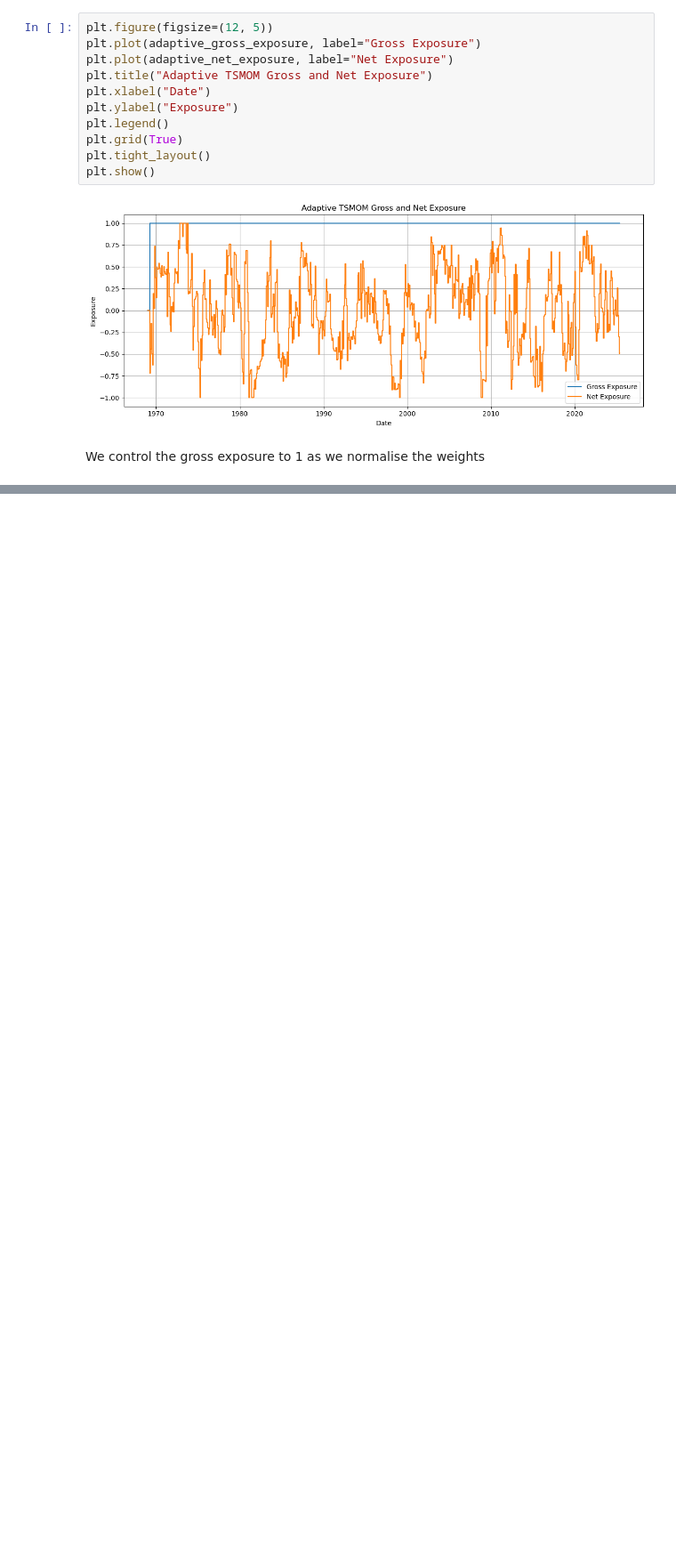
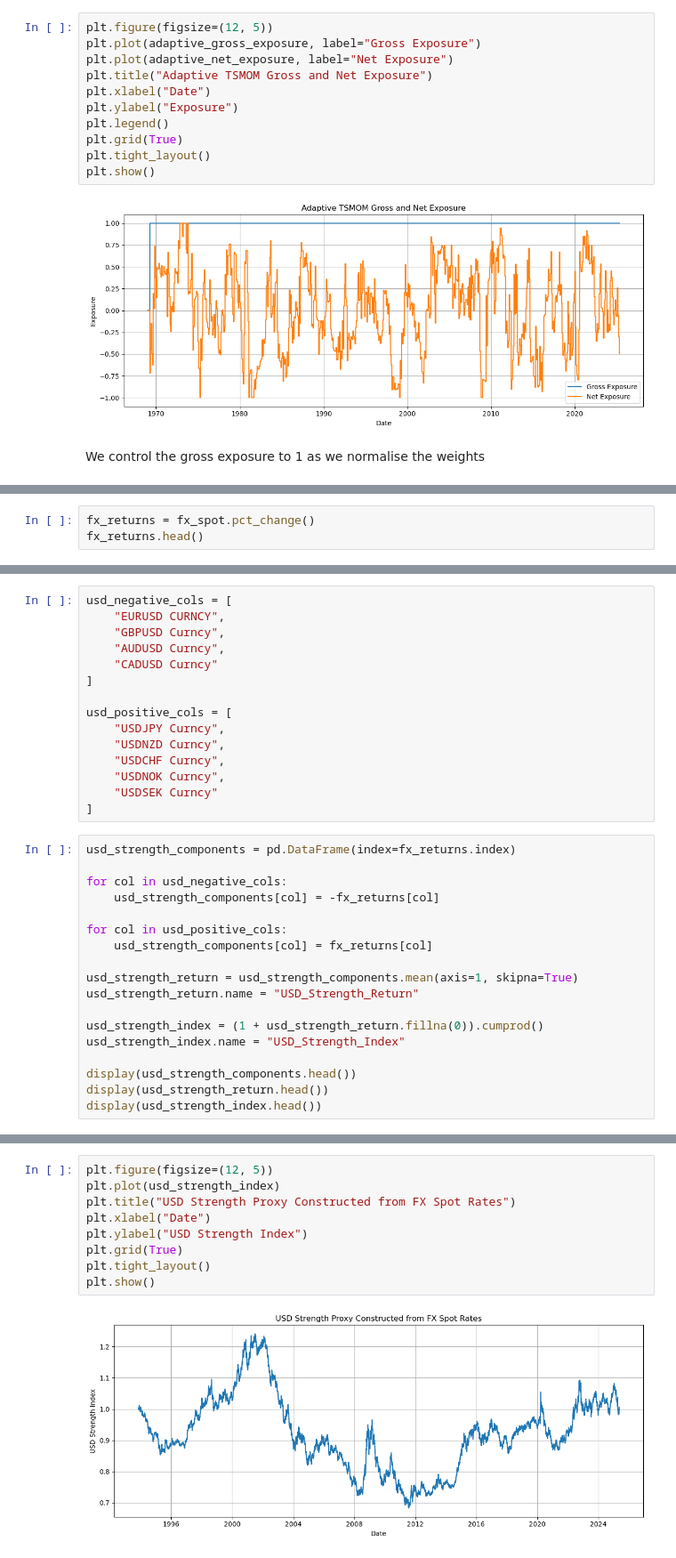
Before and after one commit to georgia-pj/applied-trading-strategies, a Jupyter notebook: backtest.ipynb, the cells around one changed output, grey strips where cells are left out. Shown at 89% size. Saved outputs shown, nothing was run; the diff lists cells and outputs as text; blank space fills up the shorter version.

```diff
--- a/backtest.ipynb
+++ b/backtest.ipynb
@@ -1241,0 +1326,3 @@ We control the gross exposure to 1 as we normalise the weights
+# %%
+fx_returns = fx_spot.pct_change()
+fx_returns.head()
@@ -1241,0 +1337,33 @@ We control the gross exposure to 1 as we normalise the weights
+# %%
+usd_negative_cols = [
+    "EURUSD CURNCY",
+    "GBPUSD Curncy",
+    "AUDUSD Curncy",
+    "CADUSD Curncy"
+]
+
+usd_positive_cols = [
+    "USDJPY Curncy",
+    "USDNZD Curncy",
+    "USDCHF Curncy",
+    "USDNOK Curncy",
+    "USDSEK Curncy"
+]
+# %%
+usd_strength_components = pd.DataFrame(index=fx_returns.index)
+
+for col in usd_negative_cols:
+    usd_strength_components[col] = -fx_returns[col]
+
+for col in usd_positive_cols:
+    usd_strength_components[col] = fx_returns[col]
+
+usd_strength_return = usd_strength_components.mean(axis=1, skipna=True)
+usd_strength_return.name = "USD_Strength_Return"
+
+usd_strength_index = (1 + usd_strength_return.fillna(0)).cumprod()
+usd_strength_index.name = "USD_Strength_Index"
+
+display(usd_strength_components.head())
+display(usd_strength_return.head())
+display(usd_strength_index.head())
@@ -1241,0 +1392,11 @@ We control the gross exposure to 1 as we normalise the weights
+# %%
+plt.figure(figsize=(12, 5))
+plt.plot(usd_strength_index)
+plt.title("USD Strength Proxy Constructed from FX Spot Rates")
+plt.xlabel("Date")
+plt.ylabel("USD Strength Index")
+plt.grid(True)
+plt.tight_layout()
+plt.show()
+# %% [output]
+[figure, added]
```
Also changed, not shown: parts of 75 cells of this notebook.
